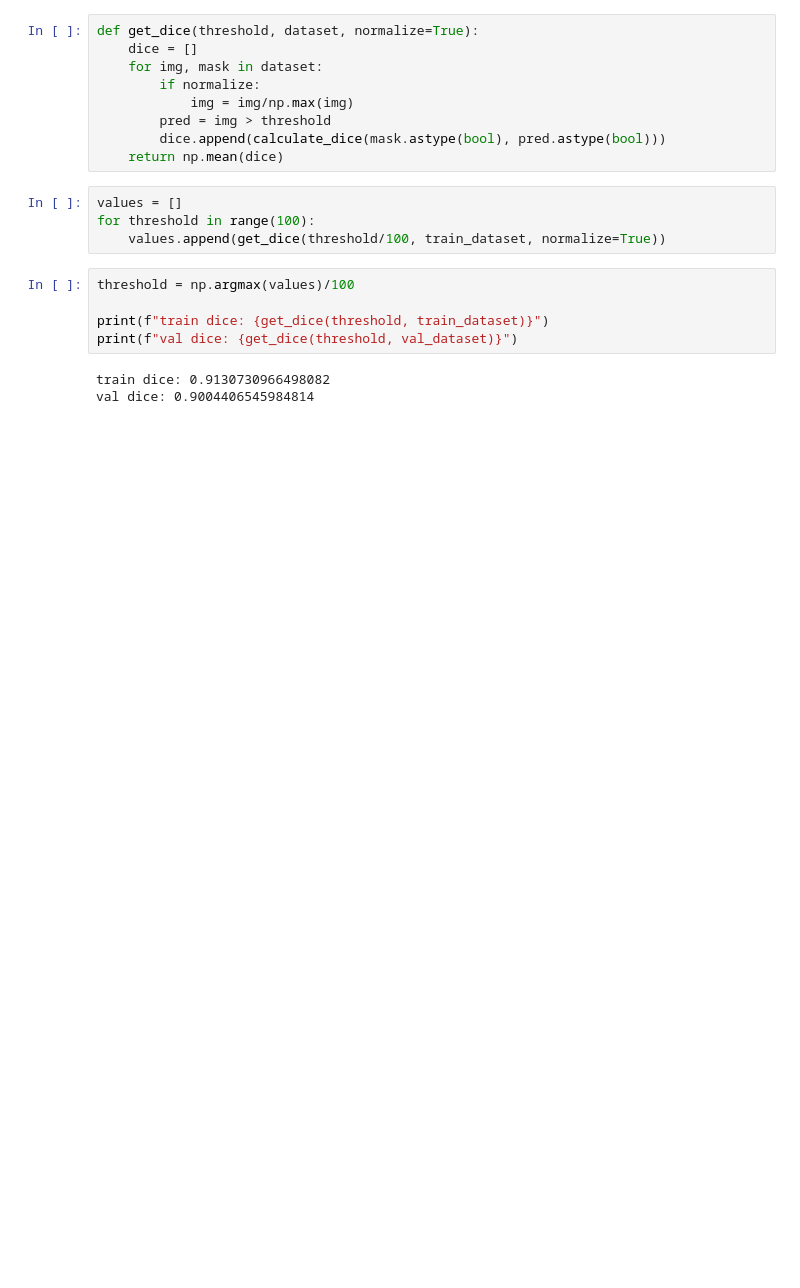
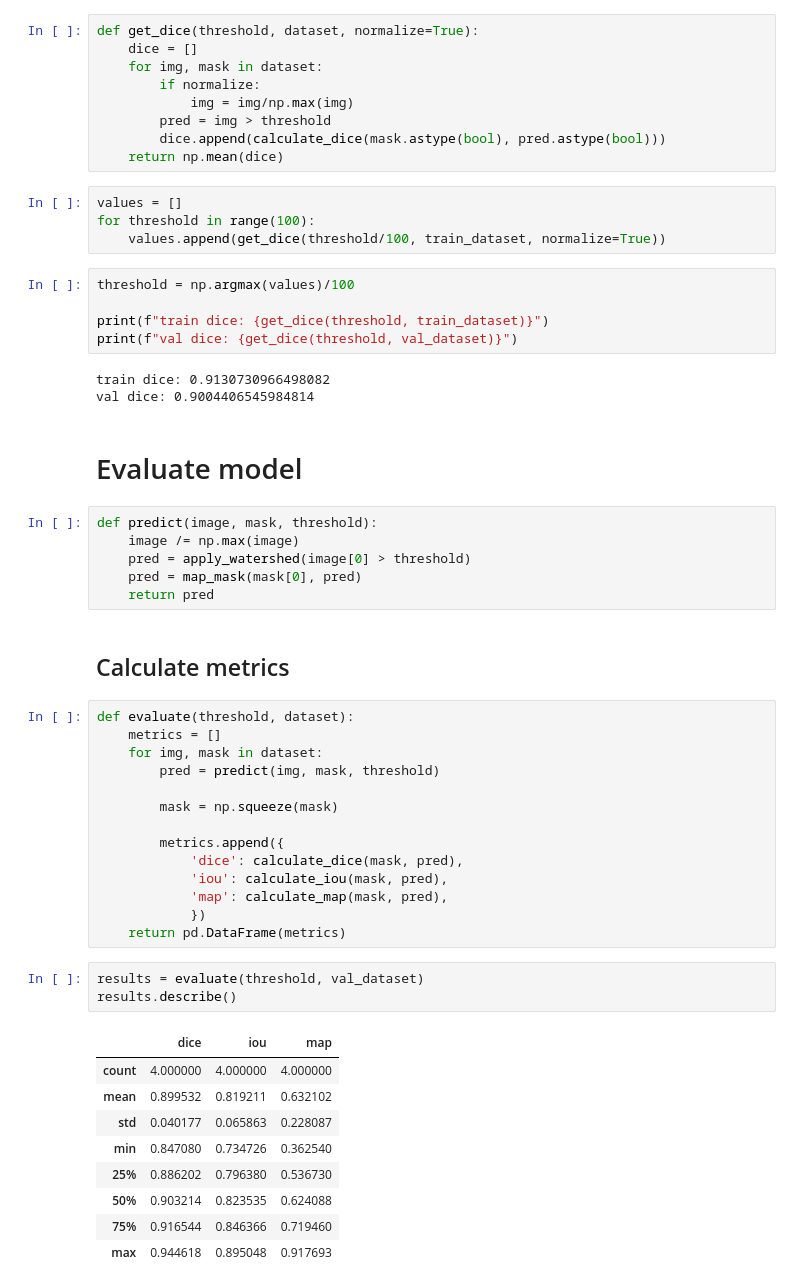
Before and after one commit to Ruruthia/Cell_nuclei_segmentation, a Jupyter notebook: notebooks/thresholding.ipynb, the cells around one changed output. Drawn from its saved outputs; the diff is of its cells as text; blank space fills up the shorter version.

```diff
--- a/notebooks/thresholding.ipynb
+++ b/notebooks/thresholding.ipynb
@@ -48,3 +54,40 @@ print(f"val dice: {get_dice(threshold, val_dataset)}")
 # %% [output]
 train dice: 0.9130730966498082
 val dice: 0.9004406545984814
+# %% [markdown]
+# Evaluate model
+# %%
+def predict(image, mask, threshold):
+    image /= np.max(image)
+    pred = apply_watershed(image[0] > threshold)
+    pred = map_mask(mask[0], pred)
+    return pred
+# %% [markdown]
+## Calculate metrics
+# %%
+def evaluate(threshold, dataset):
+    metrics = []
+    for img, mask in dataset:
+        pred = predict(img, mask, threshold)
+
+        mask = np.squeeze(mask)
+
+        metrics.append({
+            'dice': calculate_dice(mask, pred),
+            'iou': calculate_iou(mask, pred),
+            'map': calculate_map(mask, pred),
+            })
+    return pd.DataFrame(metrics)
+# %%
+results = evaluate(threshold, val_dataset)
+results.describe()
+# %% [output]
+|  | dice | iou | map |
+| count | 4.000000 | 4.000000 | 4.000000 |
+| mean | 0.899532 | 0.819211 | 0.632102 |
+| std | 0.040177 | 0.065863 | 0.228087 |
+| min | 0.847080 | 0.734726 | 0.362540 |
+| 25% | 0.886202 | 0.796380 | 0.536730 |
+| 50% | 0.903214 | 0.823535 | 0.624088 |
+| 75% | 0.916544 | 0.846366 | 0.719460 |
+| max | 0.944618 | 0.895048 | 0.917693 |
```
Also changed, not shown: parts of 6 cells of this notebook, 2 other files.
